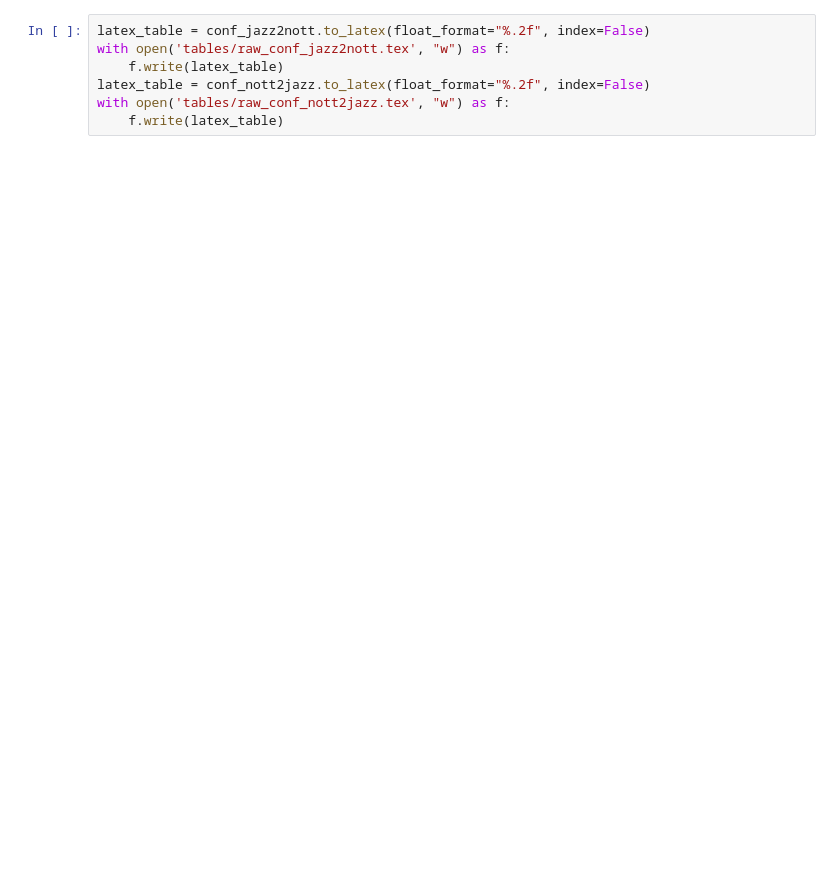
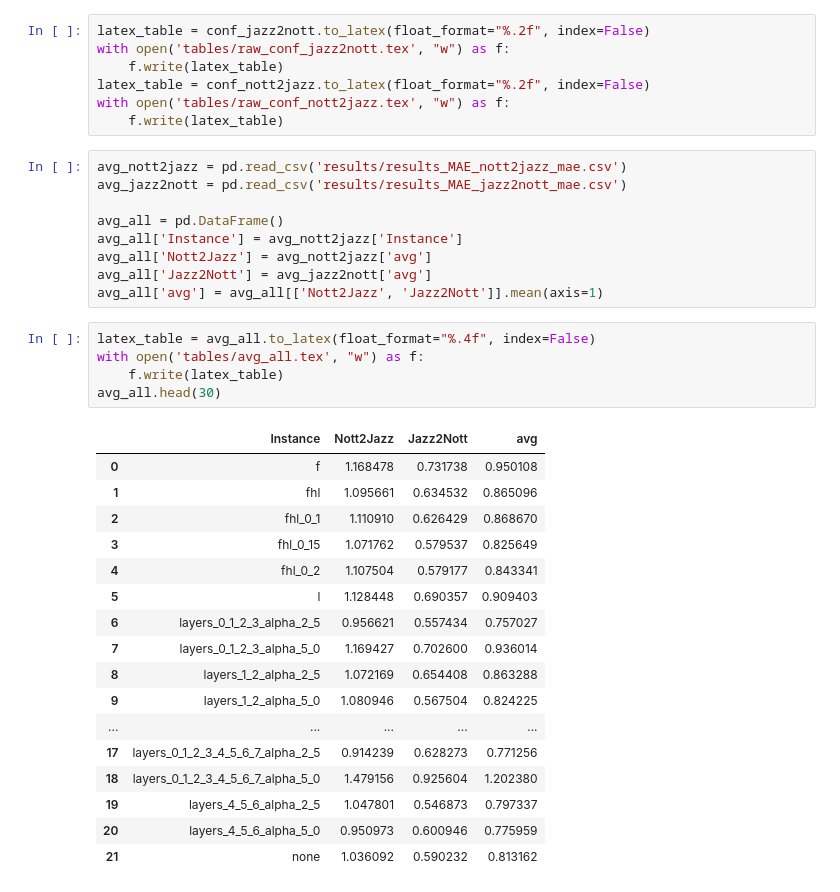
Before and after one commit to maximoskp/IdentityPreservingLatentGuidance, a Jupyter notebook: make_final_tables.ipynb, the cells around one changed output. Saved outputs shown, nothing was run; the diff lists cells and outputs as text; blank space fills up the shorter version.

Commit message:
tables

```diff
--- a/make_final_tables.ipynb
+++ b/make_final_tables.ipynb
@@ -169,3 +169,35 @@ with open('tables/raw_conf_jazz2nott.tex', "w") as f:
 latex_table = conf_nott2jazz.to_latex(float_format="%.2f", index=False)
 with open('tables/raw_conf_nott2jazz.tex', "w") as f:
     f.write(latex_table)
+# %%
+avg_nott2jazz = pd.read_csv('results/results_MAE_nott2jazz_mae.csv')
+avg_jazz2nott = pd.read_csv('results/results_MAE_jazz2nott_mae.csv')
+
+avg_all = pd.DataFrame()
+avg_all['Instance'] = avg_nott2jazz['Instance']
+avg_all['Nott2Jazz'] = avg_nott2jazz['avg']
+avg_all['Jazz2Nott'] = avg_jazz2nott['avg']
+avg_all['avg'] = avg_all[['Nott2Jazz', 'Jazz2Nott']].mean(axis=1)
+# %%
+latex_table = avg_all.to_latex(float_format="%.4f", index=False)
+with open('tables/avg_all.tex', "w") as f:
+    f.write(latex_table)
+avg_all.head(30)
+# %% [output]
+|  | Instance | Nott2Jazz | Jazz2Nott | avg |
+| 0 | f | 1.168478 | 0.731738 | 0.950108 |
+| 1 | fhl | 1.095661 | 0.634532 | 0.865096 |
+| 2 | fhl_0_1 | 1.110910 | 0.626429 | 0.868670 |
+| 3 | fhl_0_15 | 1.071762 | 0.579537 | 0.825649 |
+| 4 | fhl_0_2 | 1.107504 | 0.579177 | 0.843341 |
+| 5 | l | 1.128448 | 0.690357 | 0.909403 |
+| 6 | layers_0_1_2_3_alpha_2_5 | 0.956621 | 0.557434 | 0.757027 |
+| 7 | layers_0_1_2_3_alpha_5_0 | 1.169427 | 0.702600 | 0.936014 |
+| 8 | layers_1_2_alpha_2_5 | 1.072169 | 0.654408 | 0.863288 |
+| 9 | layers_1_2_alpha_5_0 | 1.080946 | 0.567504 | 0.824225 |
+| ... | ... | ... | ... | ... |
+| 17 | layers_0_1_2_3_4_5_6_7_alpha_2_5 | 0.914239 | 0.628273 | 0.771256 |
+| 18 | layers_0_1_2_3_4_5_6_7_alpha_5_0 | 1.479156 | 0.925604 | 1.202380 |
+| 19 | layers_4_5_6_alpha_2_5 | 1.047801 | 0.546873 | 0.797337 |
+| 20 | layers_4_5_6_alpha_5_0 | 0.950973 | 0.600946 | 0.775959 |
+| 21 | none | 1.036092 | 0.590232 | 0.813162 |
```
Also changed, not shown: parts of 2 cells of this notebook, 2 other files.
